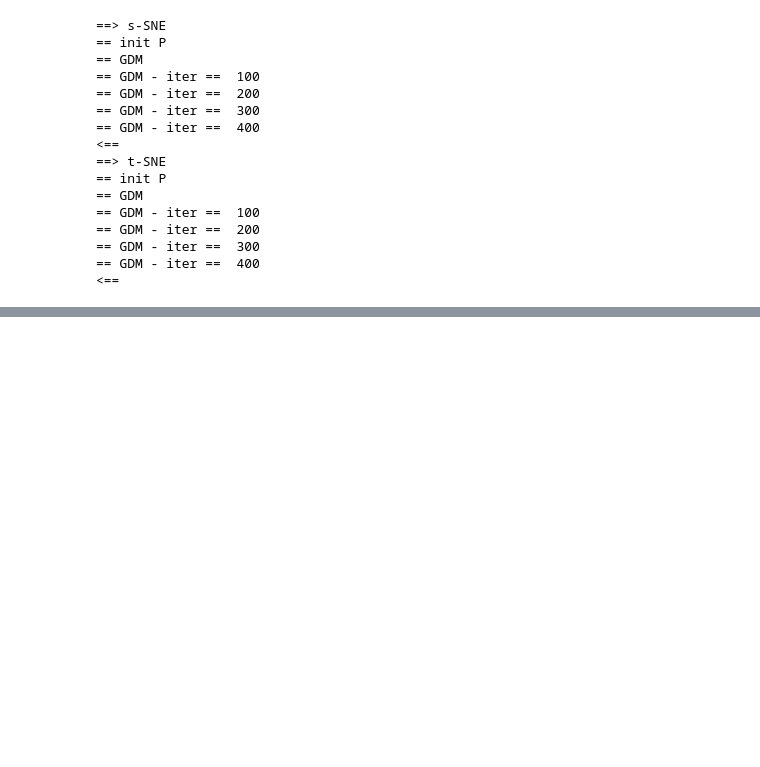
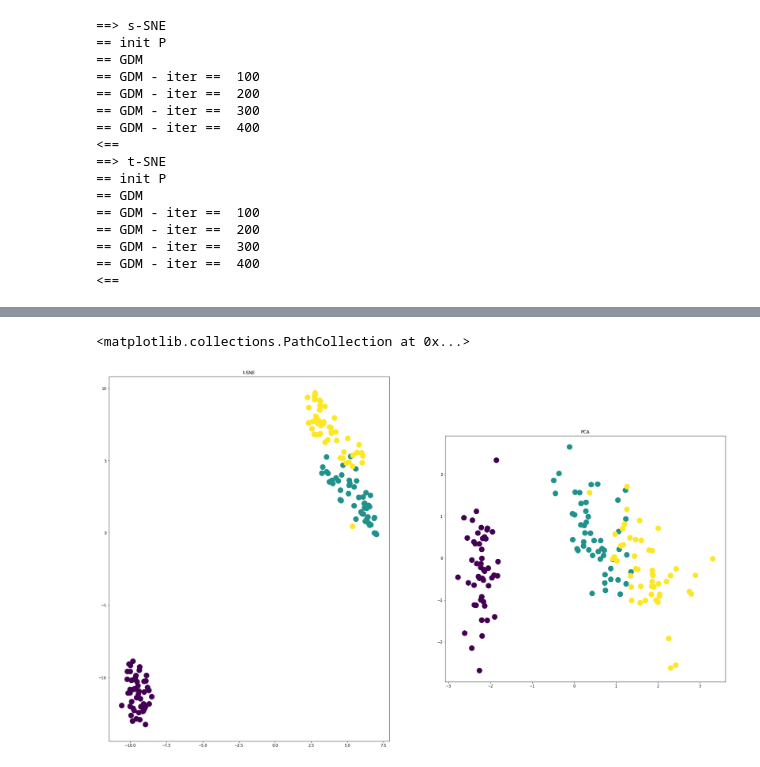
Before and after one commit to veevidify/data-pg, a Jupyter notebook: manifold/manifold_learning.ipynb, the cells around one changed output, grey strips where cells are left out. Saved outputs shown, nothing was run; the diff lists cells and outputs as text; code cells hidden in the pictures; blank space fills up the shorter version.

```diff
--- a/manifold/manifold_learning.ipynb
+++ b/manifold/manifold_learning.ipynb
@@ -95,0 +156,33 @@ y = iris.target
+# %%
+iris = load_iris()
+X = iris.data
+labels = iris.target
+
+fig = plt.figure(figsize=(30, 30))
+
+# t-SNE
+y = TSNE(n_components=2, perplexity=40, n_iter=400).fit_transform(X)
+
+ax_tsne = fig.add_subplot(1, 2, 1)
+ax_tsne.set_aspect('equal')
+ax_tsne.set(title='t-SNE')
+ax_tsne.scatter(y[:, 0], y[:, 1], c=labels, s=200)
+
+# pca
+scaler = StandardScaler()
+X_std = scaler.fit_transform(X)
+eigvals, eigvecs, explained = PCA(X_std)
+
+W = eigvecs[:, :2] # first 2 principle axis
+proj = X_std.dot(W)
+
+plx = proj[:, 0]
+ply = proj[:, 1]
+
+ax_pca = fig.add_subplot(1, 2, 2)
+ax_pca.set_aspect('equal')
+ax_pca.set(title="PCA")
+ax_pca.scatter(x=plx, y=ply, c=labels, s=200)
+# %% [output]
+<matplotlib.collections.PathCollection at 0x...>
+[figure, added]
```
Also changed, not shown: parts of 5 cells of this notebook, 1 other file.
